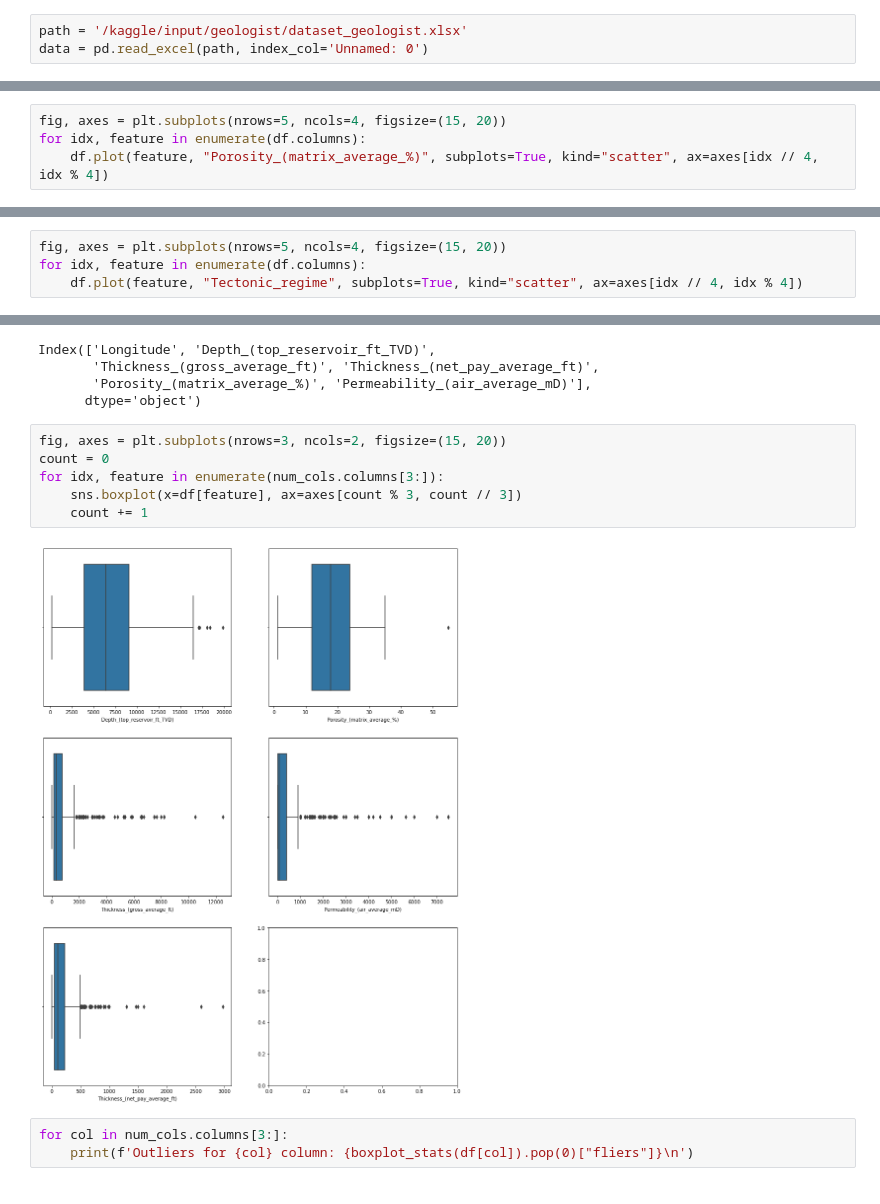
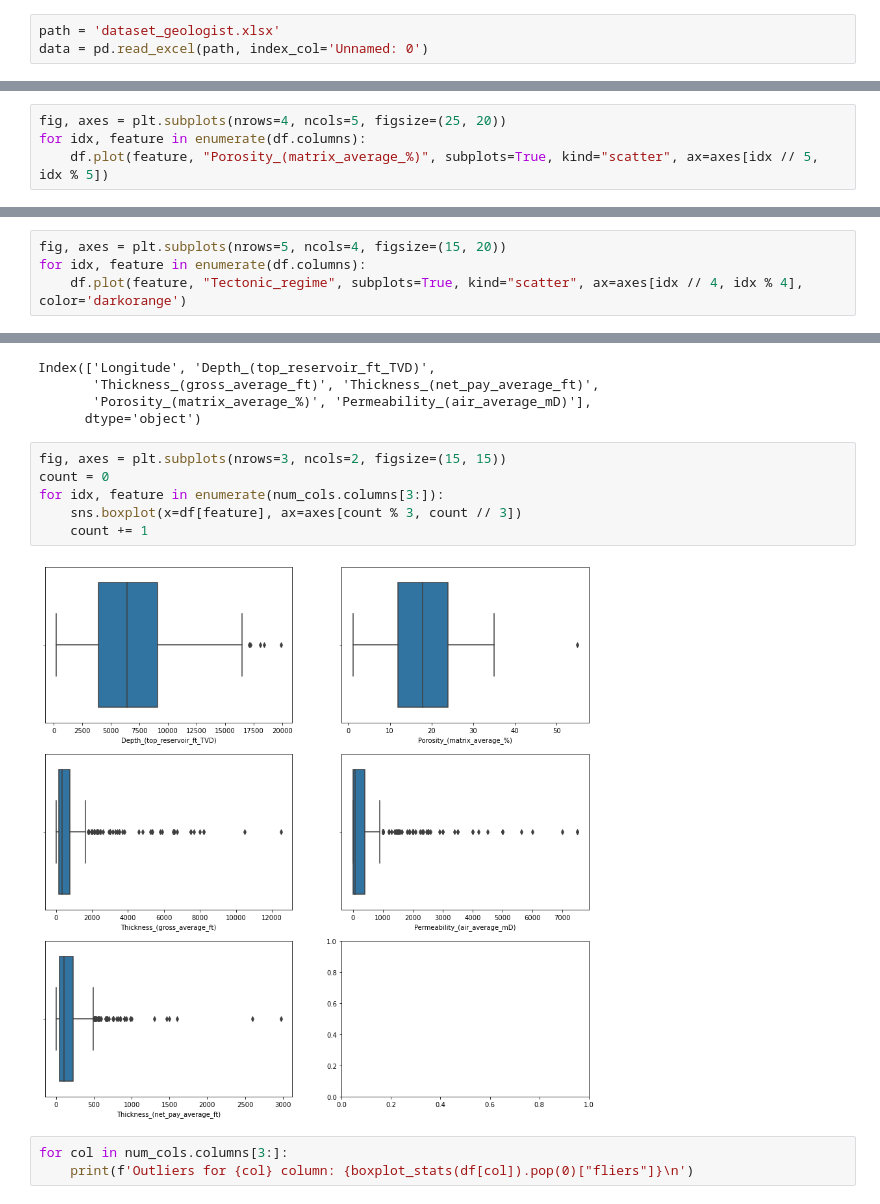
Before and after one commit to pacifikus/Geologist, a Jupyter notebook: data-intro.ipynb, the cells around one changed output, grey strips where cells are left out. Drawn from its saved outputs; the diff is of its cells as text.

```diff
--- a/data-intro.ipynb
+++ b/data-intro.ipynb
@@ -31,7 +11,7 @@ from mpl_toolkits.basemap import Basemap
 # %% [markdown]
 # Data intro
 # %%
-path = '/kaggle/input/geologist/dataset_geologist.xlsx'
+path = 'dataset_geologist.xlsx'
 data = pd.read_excel(path, index_col='Unnamed: 0')
 # %%
 new_col_names = ['_'.join(s.split()[1:]) for s in data.columns]
@@ -183,0 +179,4 @@ if 1:
+# %%
+fig, axes = plt.subplots(nrows=4, ncols=5, figsize=(25, 20))
+for idx, feature in enumerate(df.columns):
+    df.plot(feature, "Porosity_(matrix_average_%)", subplots=True, kind="scatter", ax=axes[idx // 5, idx % 5])
@@ -184,5 +185,5 @@ if 1:
 # %%
 fig, axes = plt.subplots(nrows=5, ncols=4, figsize=(15, 20))
 for idx, feature in enumerate(df.columns):
-    df.plot(feature, "Porosity_(matrix_average_%)", subplots=True, kind="scatter", ax=axes[idx // 4, idx % 4])
+    df.plot(feature, "Tectonic_regime", subplots=True, kind="scatter", ax=axes[idx // 4, idx % 4], color='darkorange')
 # %% [output]
@@ -190,4 +190,0 @@ for idx, feature in enumerate(df.columns):
-# %%
-fig, axes = plt.subplots(nrows=5, ncols=4, figsize=(15, 20))
-for idx, feature in enumerate(df.columns):
-    df.plot(feature, "Tectonic_regime", subplots=True, kind="scatter", ax=axes[idx // 4, idx % 4])
@@ -203,13 +198,13 @@ Index(['Longitude', 'Depth_(top_reservoir_ft_TVD)',
        'Porosity_(matrix_average_%)', 'Permeability_(air_average_mD)'],
       dtype='object')
 # %%
-fig, axes = plt.subplots(nrows=3, ncols=2, figsize=(15, 20))
+fig, axes = plt.subplots(nrows=3, ncols=2, figsize=(15, 15))
 count = 0
 for idx, feature in enumerate(num_cols.columns[3:]):
     sns.boxplot(x=df[feature], ax=axes[count % 3, count // 3])
     count += 1
 # %% [output]
-[figure, old version]
+[figure, new version]
 # %%
 for col in num_cols.columns[3:]:
     print(f'Outliers for {col} column: {boxplot_stats(df[col]).pop(0)["fliers"]}\n')
```
Also changed, not shown: parts of 34 cells of this notebook, 8 other files.
